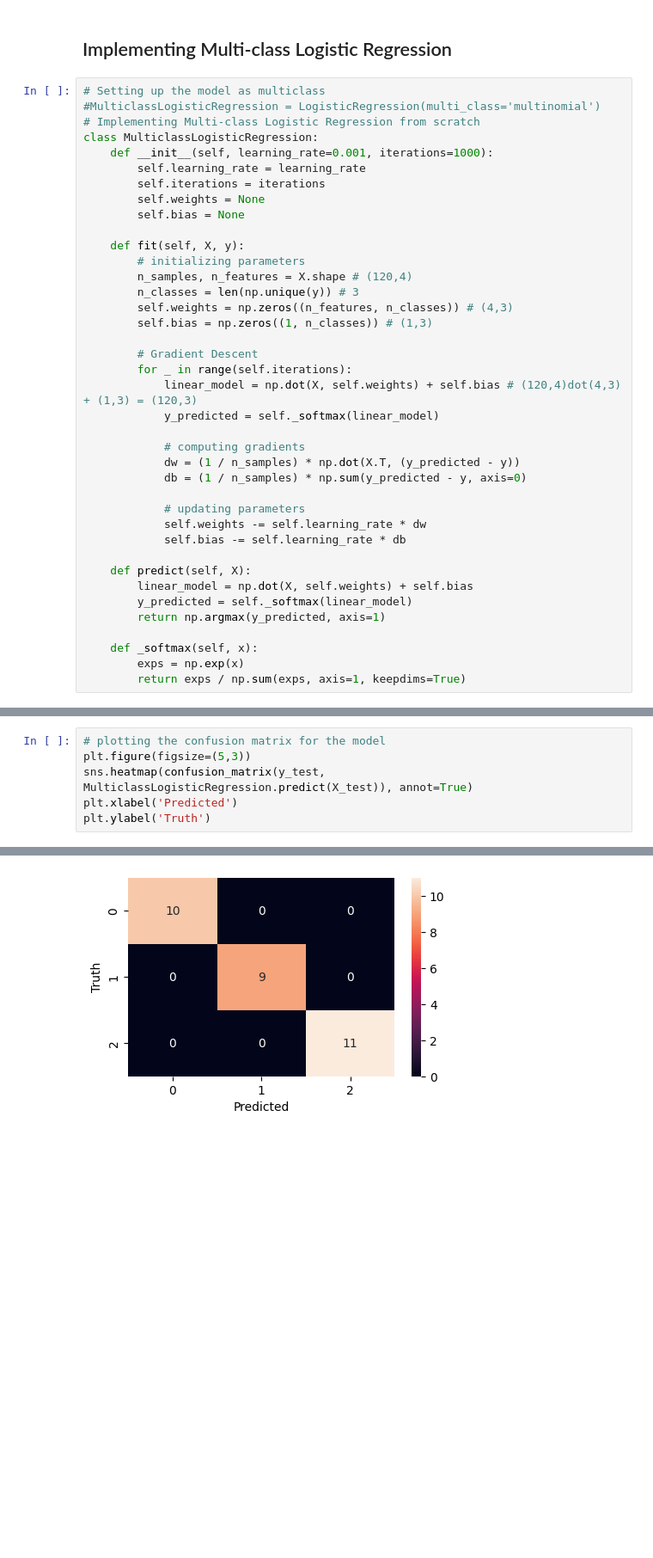
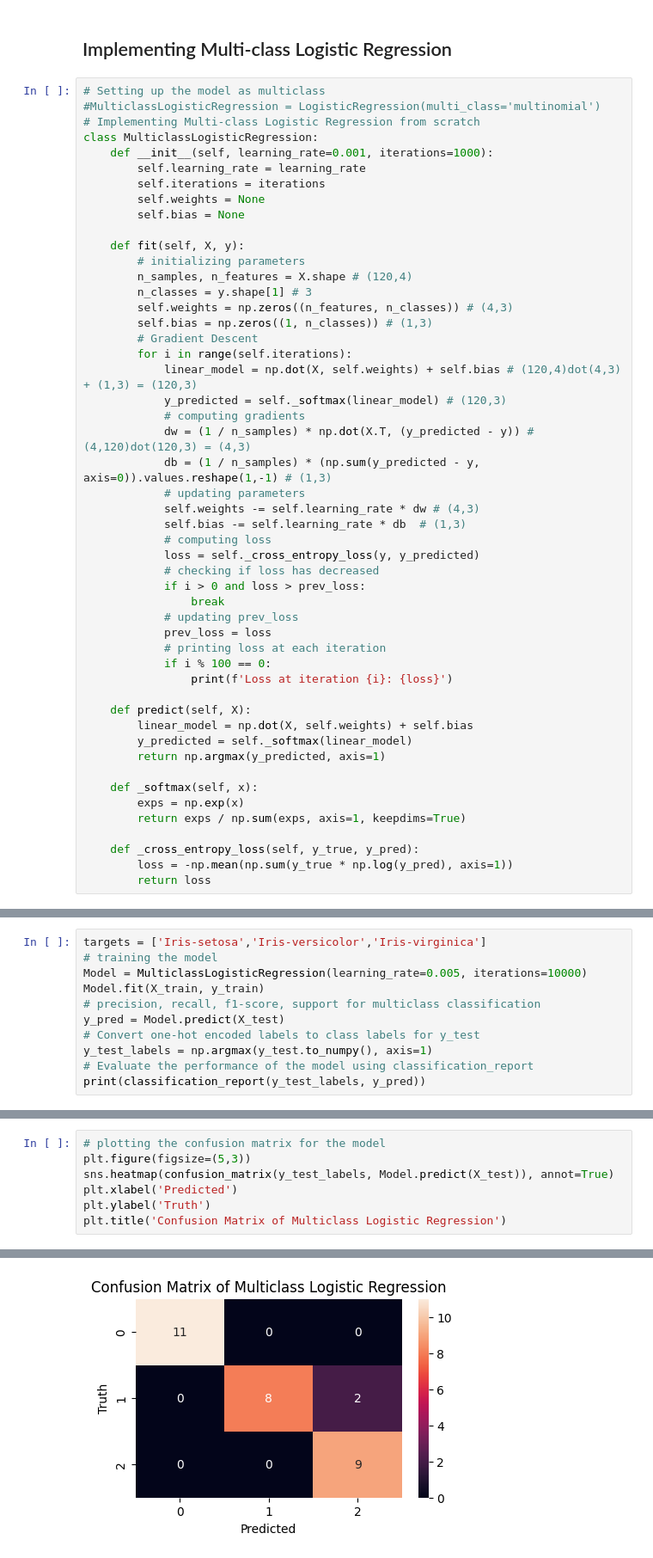
Before and after one commit to Frknslmn50/EARIN_23L, a Jupyter notebook: lab4/regression_classification.ipynb, the cells around one changed output, grey strips where cells are left out. Shown at 86% size. Cells and saved outputs as stored; diff of their text form; blank space fills up the shorter version.

```diff
--- a/lab4/regression_classification.ipynb
+++ b/lab4/regression_classification.ipynb
@@ -108,22 +115,29 @@ class MulticlassLogisticRegression:
     def fit(self, X, y):
         # initializing parameters
         n_samples, n_features = X.shape # (120,4)
-        n_classes = len(np.unique(y)) # 3
+        n_classes = y.shape[1] # 3
         self.weights = np.zeros((n_features, n_classes)) # (4,3)
         self.bias = np.zeros((1, n_classes)) # (1,3)
-
         # Gradient Descent
-        for _ in range(self.iterations):
+        for i in range(self.iterations):
             linear_model = np.dot(X, self.weights) + self.bias # (120,4)dot(4,3) + (1,3) = (120,3)
-            y_predicted = self._softmax(linear_model)
-
+            y_predicted = self._softmax(linear_model) # (120,3)
             # computing gradients
-            dw = (1 / n_samples) * np.dot(X.T, (y_predicted - y))
-            db = (1 / n_samples) * np.sum(y_predicted - y, axis=0)
-
+            dw = (1 / n_samples) * np.dot(X.T, (y_predicted - y)) # (4,120)dot(120,3) = (4,3)
+            db = (1 / n_samples) * (np.sum(y_predicted - y, axis=0)).values.reshape(1,-1) # (1,3)
             # updating parameters
-            self.weights -= self.learning_rate * dw
-            self.bias -= self.learning_rate * db
+            self.weights -= self.learning_rate * dw # (4,3)
+            self.bias -= self.learning_rate * db  # (1,3)
+            # computing loss
+            loss = self._cross_entropy_loss(y, y_predicted)
+            # checking if loss has decreased
+            if i > 0 and loss > prev_loss:
+                break
+            # updating prev_loss
+            prev_loss = loss
+            # printing loss at each iteration
+            if i % 100 == 0:
+                print(f'Loss at iteration {i}: {loss}')
 
     def predict(self, X):
         linear_model = np.dot(X, self.weights) + self.bias
@@ -133,3 +147,7 @@ class MulticlassLogisticRegression:
     def _softmax(self, x):
         exps = np.exp(x)
         return exps / np.sum(exps, axis=1, keepdims=True)
+
+    def _cross_entropy_loss(self, y_true, y_pred):
+        loss = -np.mean(np.sum(y_true * np.log(y_pred), axis=1))
+        return loss
@@ -143,0 +154,11 @@ ValueError: cannot reshape array of size 240 into shape (120,1)
+# %%
+targets = ['Iris-setosa','Iris-versicolor','Iris-virginica']
+# training the model
+Model = MulticlassLogisticRegression(learning_rate=0.005, iterations=10000)
+Model.fit(X_train, y_train)
+# precision, recall, f1-score, support for multiclass classification
+y_pred = Model.predict(X_test)
+# Convert one-hot encoded labels to class labels for y_test
+y_test_labels = np.argmax(y_test.to_numpy(), axis=1)
+# Evaluate the performance of the model using classification_report
+print(classification_report(y_test_labels, y_pred))
@@ -144,7 +183,8 @@ ValueError: cannot reshape array of size 240 into shape (120,1)
 # %%
 # plotting the confusion matrix for the model
 plt.figure(figsize=(5,3))
-sns.heatmap(confusion_matrix(y_test, MulticlassLogisticRegression.predict(X_test)), annot=True)
+sns.heatmap(confusion_matrix(y_test_labels, Model.predict(X_test)), annot=True)
 plt.xlabel('Predicted')
 plt.ylabel('Truth')
+plt.title('Confusion Matrix of Multiclass Logistic Regression')
 # %% [output]
@@ -152 +192 @@ Text(33.22222222222222, 0.5, 'Truth')
-[figure, old version]
+[figure, new version]
```
Also changed, not shown: parts of 17 cells of this notebook.
